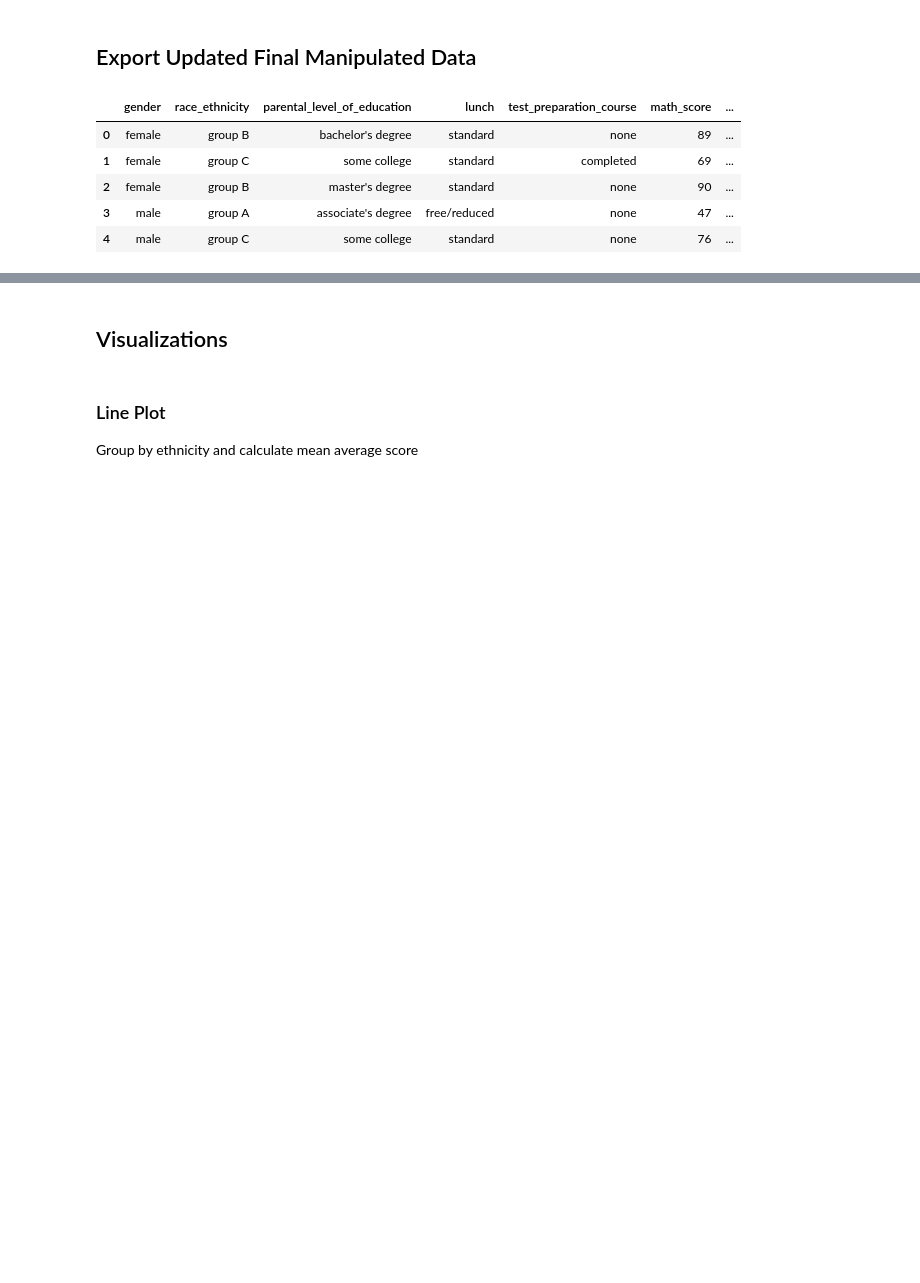
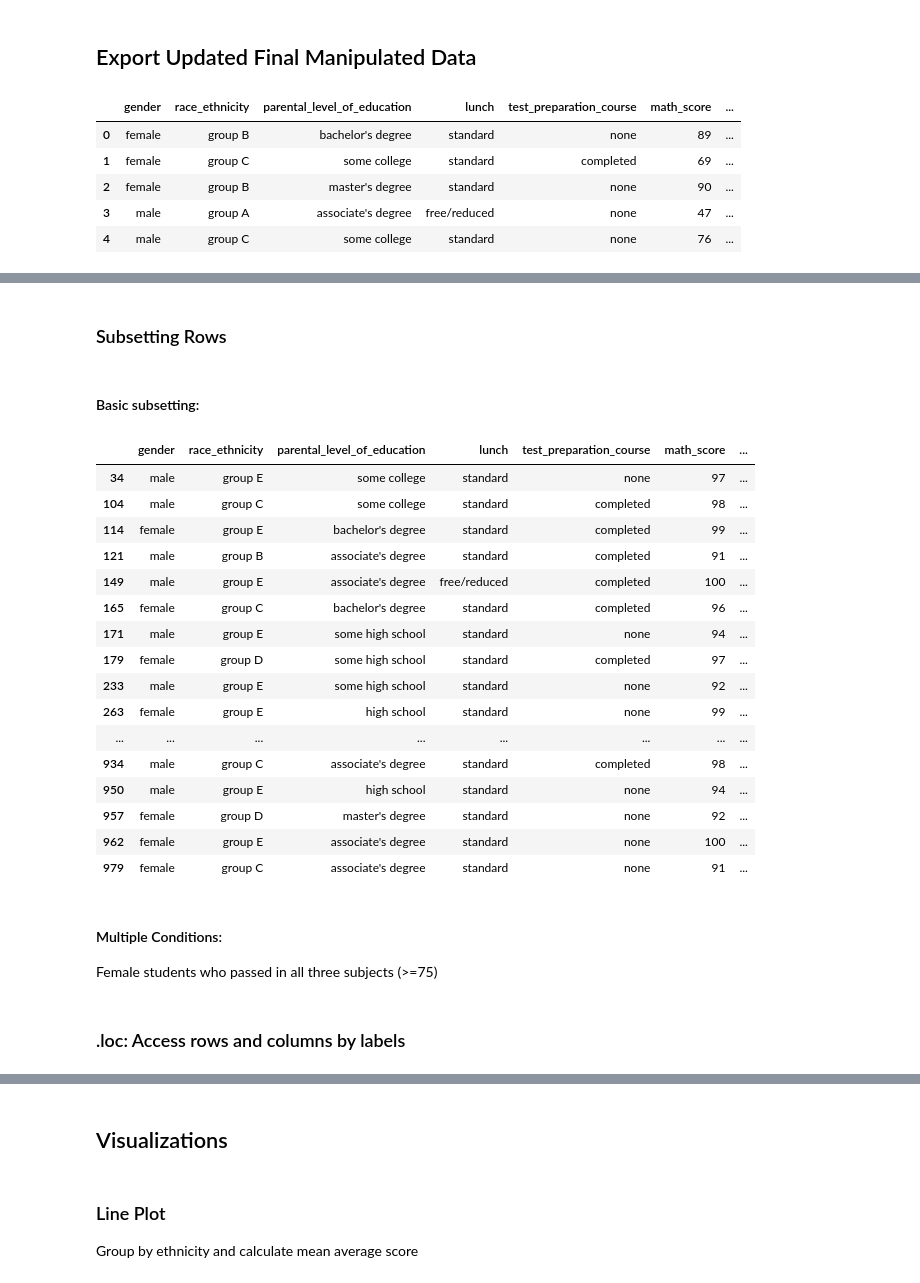
Before and after one commit to raquem-annierose/PolyTech-Sample-Notebook, a Jupyter notebook: student_exam_performance.ipynb, the cells around one changed output, grey strips where cells are left out. Cells and saved outputs as stored; diff of their text form; code cells hidden in the pictures; blank space fills up the shorter version.

```diff
--- a/student_exam_performance.ipynb
+++ b/student_exam_performance.ipynb
@@ -314,0 +318,2 @@ df.head()
+# %%
+df = pd.read_csv("final_StudentsPerformance.csv")
@@ -314,0 +348,28 @@ df.head()
+# %% [markdown]
+### Subsetting Rows
+# %% [markdown]
+#### Basic subsetting:
+# %%
+df[df["math_score"] > 90]
+# %% [output]
+|  | gender | race_ethnicity | parental_level_of_education | lunch | test_preparation_course | math_score | ... |
+| 34 | male | group E | some college | standard | none | 97 | ... |
+| 104 | male | group C | some college | standard | completed | 98 | ... |
+| 114 | female | group E | bachelor's degree | standard | completed | 99 | ... |
+| 121 | male | group B | associate's degree | standard | completed | 91 | ... |
+| 149 | male | group E | associate's degree | free/reduced | completed | 100 | ... |
+| 165 | female | group C | bachelor's degree | standard | completed | 96 | ... |
+| 171 | male | group E | some high school | standard | none | 94 | ... |
+| 179 | female | group D | some high school | standard | completed | 97 | ... |
+| 233 | male | group E | some high school | standard | none | 92 | ... |
+| 263 | female | group E | high school | standard | none | 99 | ... |
+| ... | ... | ... | ... | ... | ... | ... | ... |
+| 934 | male | group C | associate's degree | standard | completed | 98 | ... |
+| 950 | male | group E | high school | standard | none | 94 | ... |
+| 957 | female | group D | master's degree | standard | none | 92 | ... |
+| 962 | female | group E | associate's degree | standard | none | 100 | ... |
+| 979 | female | group C | associate's degree | standard | none | 91 | ... |
+# %% [markdown]
+
+#### Multiple Conditions:
+Female students who passed in all three subjects (>=75)
@@ -314,0 +381,2 @@ df.head()
+# %% [markdown]
+### .loc: Access rows and columns by labels
```
Also changed, not shown: parts of 10 cells of this notebook.
